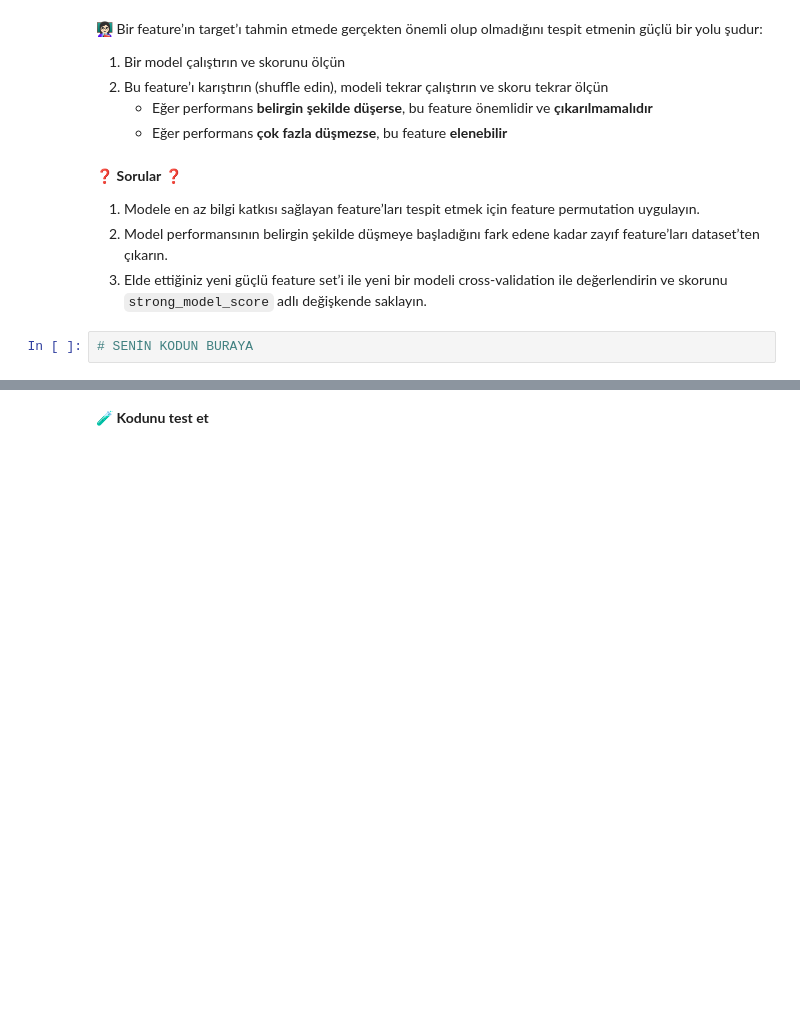
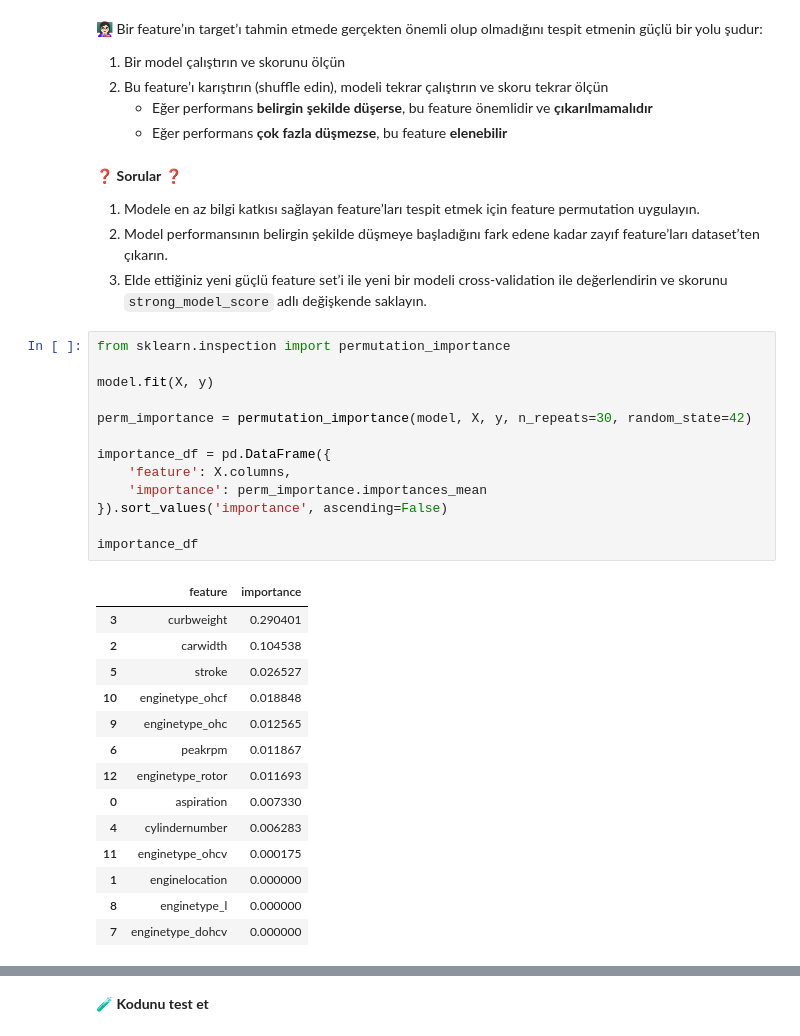
Before and after one commit to kaanaydin02/S16D2-S-Data-car-prices, a Jupyter notebook: Car-Prices.ipynb, the cells around one changed output, grey strips where cells are left out. Drawn from its saved outputs; the diff is of its cells as text; blank space fills up the shorter version.

Commit message:
Completed strong_model step

```diff
--- a/Car-Prices.ipynb
+++ b/Car-Prices.ipynb
@@ -502,5 +502,31 @@ git push origin master
 1. Modele en az bilgi katkısı sağlayan feature’ları tespit etmek için feature permutation uygulayın.
 2. Model performansının belirgin şekilde düşmeye başladığını fark edene kadar zayıf feature’ları dataset’ten çıkarın.
 3. Elde ettiğiniz yeni güçlü feature set’i ile yeni bir modeli cross-validation ile değerlendirin ve skorunu `strong_model_score` adlı değişkende saklayın.
-# %%
-# SENİN KODUN BURAYA
+# %%
+from sklearn.inspection import permutation_importance
+
+model.fit(X, y)
+
+perm_importance = permutation_importance(model, X, y, n_repeats=30, random_state=42)
+
+importance_df = pd.DataFrame({
+    'feature': X.columns,
+    'importance': perm_importance.importances_mean
+}).sort_values('importance', ascending=False)
+
+importance_df
+# %% [output]
+|  | feature | importance |
+| 3 | curbweight | 0.290401 |
+| 2 | carwidth | 0.104538 |
+| 5 | stroke | 0.026527 |
+| 10 | enginetype_ohcf | 0.018848 |
+| 9 | enginetype_ohc | 0.012565 |
+| 6 | peakrpm | 0.011867 |
+| 12 | enginetype_rotor | 0.011693 |
+| 0 | aspiration | 0.007330 |
+| 4 | cylindernumber | 0.006283 |
+| 11 | enginetype_ohcv | 0.000175 |
+| 1 | enginelocation | 0.000000 |
+| 8 | enginetype_l | 0.000000 |
+| 7 | enginetype_dohcv | 0.000000 |
```
Also changed, not shown: parts of 3 cells of this notebook, 1 other file.
